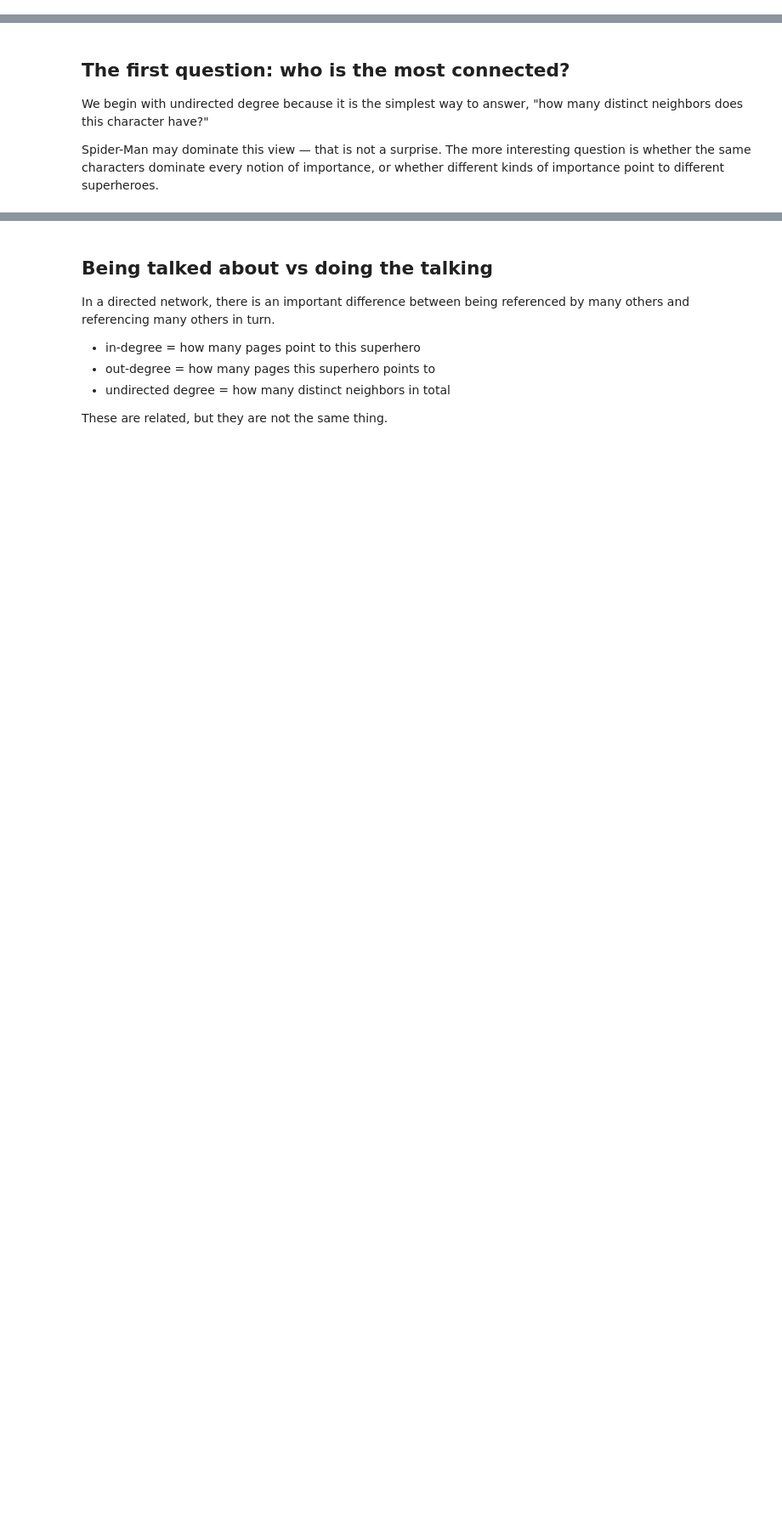
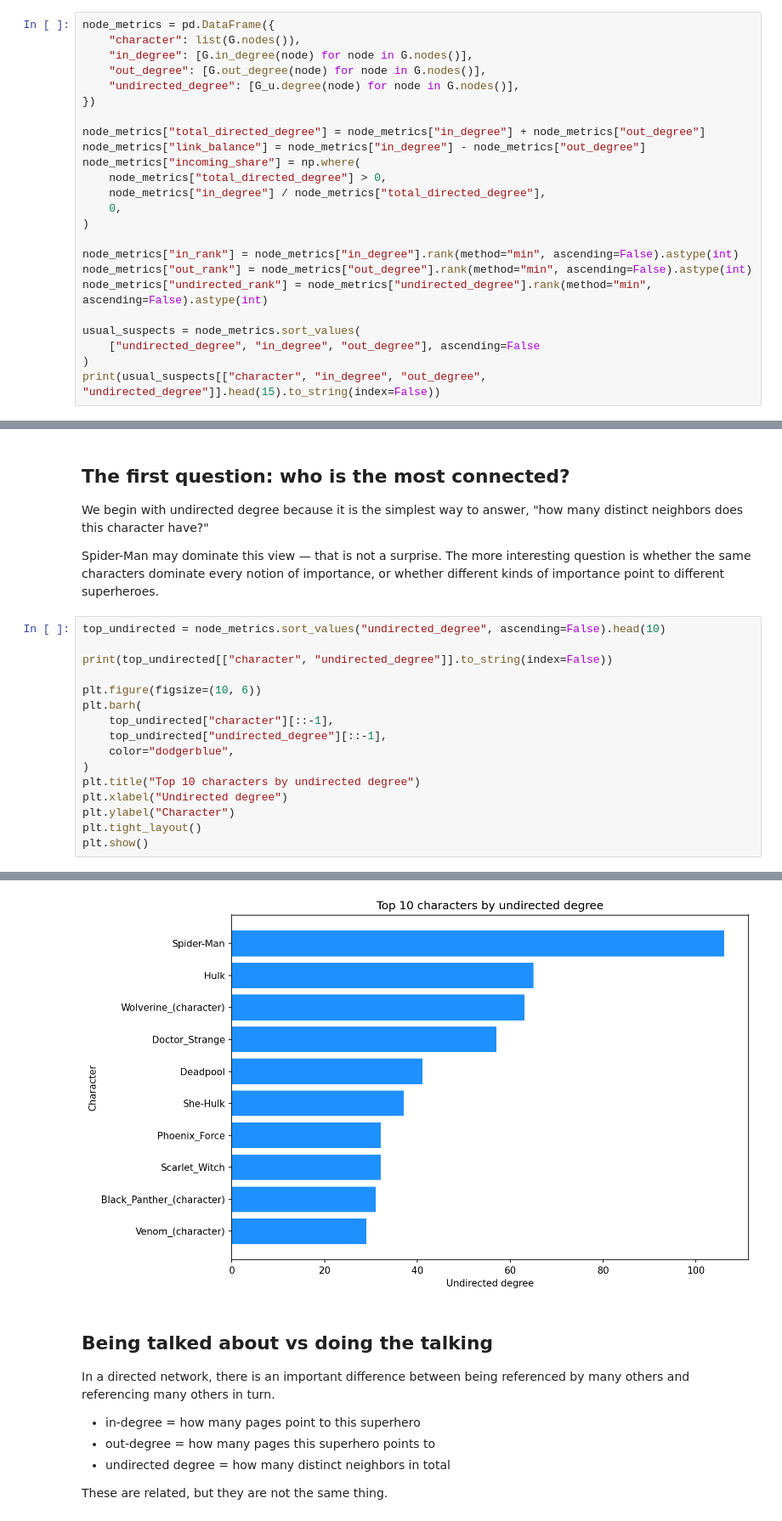
Before and after one commit to movega/02805-Social-graphs-and-interactions, a Jupyter notebook: Week1/week1_network_analysis.ipynb, the cells around one changed output, grey strips where cells are left out. Shown at 85% size. Saved outputs shown, nothing was run; the diff lists cells and outputs as text; blank space fills up the shorter version.

```diff
--- a/Week1/week1_network_analysis.ipynb
+++ b/Week1/week1_network_analysis.ipynb
@@ -14,3 +30,27 @@ plt.rcParams['figure.dpi'] = 150
 We are not trying to prove the obvious. We are testing whether the most famous names really sit at the center of the network by more than one definition of centrality.
 
 The next step is to compare how characters rank on in-degree, out-degree, and undirected degree. This gives us the "usual suspects" before we look for the weird cases that do not fit the expectation.
+# %%
+node_metrics = pd.DataFrame({
+    "character": list(G.nodes()),
+    "in_degree": [G.in_degree(node) for node in G.nodes()],
+    "out_degree": [G.out_degree(node) for node in G.nodes()],
+    "undirected_degree": [G_u.degree(node) for node in G.nodes()],
+})
+
+node_metrics["total_directed_degree"] = node_metrics["in_degree"] + node_metrics["out_degree"]
+node_metrics["link_balance"] = node_metrics["in_degree"] - node_metrics["out_degree"]
+node_metrics["incoming_share"] = np.where(
+    node_metrics["total_directed_degree"] > 0,
+    node_metrics["in_degree"] / node_metrics["total_directed_degree"],
+    0,
+)
+
+node_metrics["in_rank"] = node_metrics["in_degree"].rank(method="min", ascending=False).astype(int)
+node_metrics["out_rank"] = node_metrics["out_degree"].rank(method="min", ascending=False).astype(int)
+node_metrics["undirected_rank"] = node_metrics["undirected_degree"].rank(method="min", ascending=False).astype(int)
+
+usual_suspects = node_metrics.sort_values(
+    ["undirected_degree", "in_degree", "out_degree"], ascending=False
+)
+print(usual_suspects[["character", "in_degree", "out_degree", "undirected_degree"]].head(15).to_string(index=False))
@@ -20,3 +77,20 @@ The next step is to compare how characters rank on in-degree, out-degree, and un
 We begin with undirected degree because it is the simplest way to answer, "how many distinct neighbors does this character have?"
 
 Spider-Man may dominate this view — that is not a surprise. The more interesting question is whether the same characters dominate every notion of importance, or whether different kinds of importance point to different superheroes.
+# %%
+top_undirected = node_metrics.sort_values("undirected_degree", ascending=False).head(10)
+
+print(top_undirected[["character", "undirected_degree"]].to_string(index=False))
+
+plt.figure(figsize=(10, 6))
+plt.barh(
+    top_undirected["character"][::-1],
+    top_undirected["undirected_degree"][::-1],
+    color="dodgerblue",
+)
+plt.title("Top 10 characters by undirected degree")
+plt.xlabel("Undirected degree")
+plt.ylabel("Character")
+plt.tight_layout()
+plt.show()
+# %% [output]
@@ -23,3 +108,4 @@ Spider-Man may dominate this view — that is not a surprise. The more interesti
+[figure, added]
 # %% [markdown]
 ## Being talked about vs doing the talking
 
```
Also changed, not shown: parts of 10 cells of this notebook.
